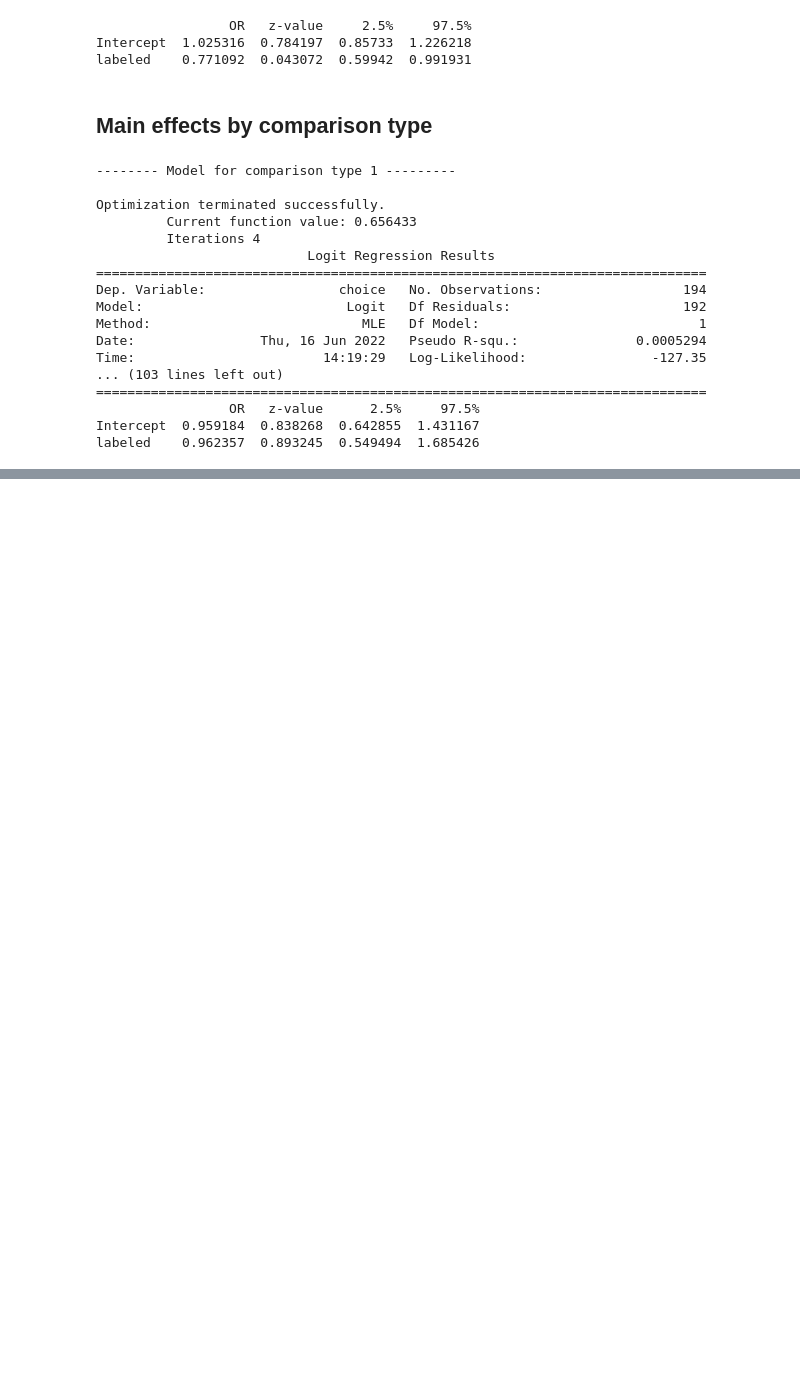
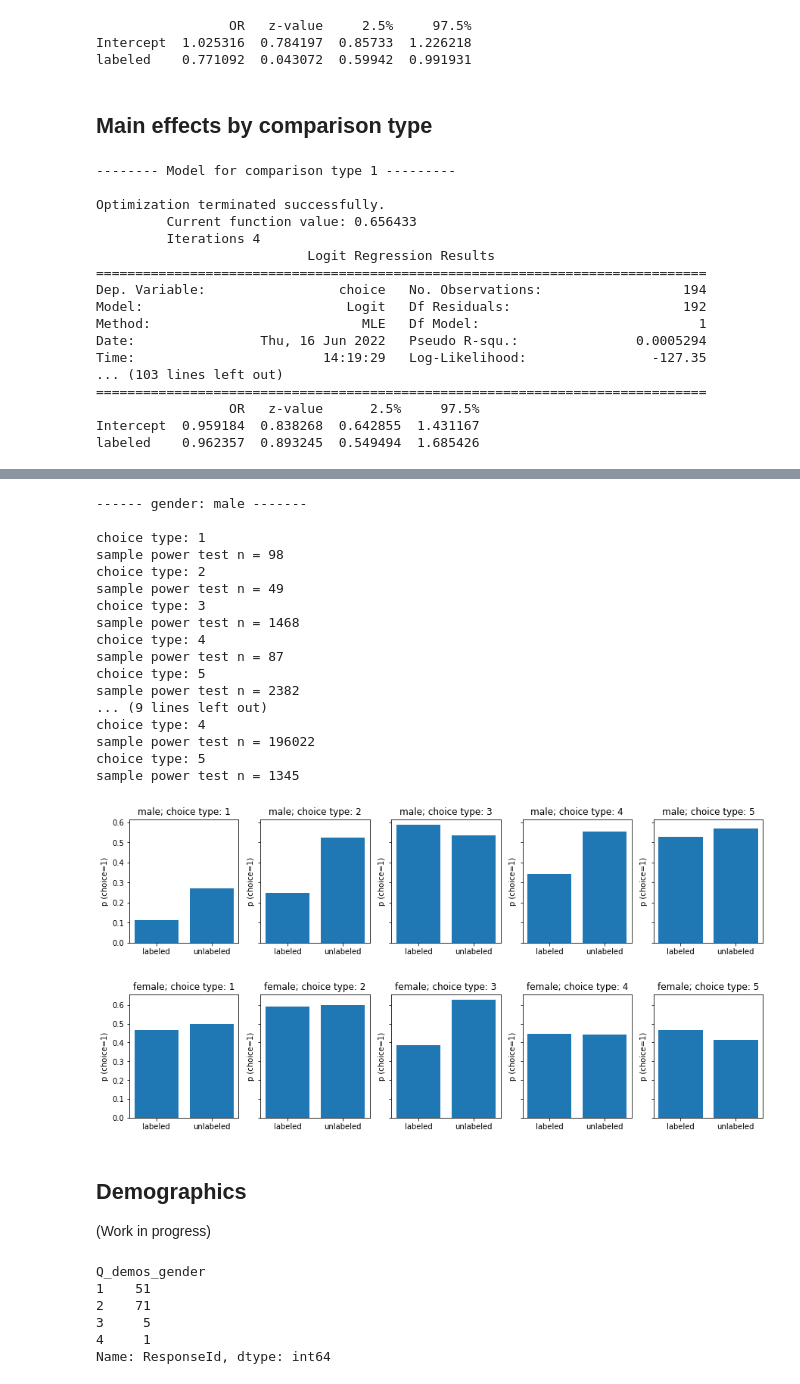
Before and after one commit to aberke/ff, a Jupyter notebook: data-analysis/online-survey-v0-probe.ipynb, the cells around one changed output, grey strips where cells are left out. Drawn from its saved outputs; the diff is of its cells as text; code cells hidden in the pictures; blank space fills up the shorter version.

```diff
--- a/data-analysis/online-survey-v0-probe.ipynb
+++ b/data-analysis/online-survey-v0-probe.ipynb
@@ -294,0 +457,50 @@ labeled    0.962357  0.893245  0.549494  1.685426
+# %%
+gender = {'1':'male','2':'female'}
+
+for gender_code, gender in gender.items():
+    print('\n------ gender: %s -------\n' % gender)
+    g_responseIds = respondent_df[respondent_df['Q_demos_gender']==gender_code].ResponseId
+    g_choices_df = choices_df[choices_df.ResponseId.isin(g_responseIds)]
+    choice_types = g_choices_df.choice_type.unique()
+    fig, ax = plt.subplots(1, len(choice_types), figsize=(3*len(choice_types),3), sharey=True)
+    for i, choice_type in enumerate(choice_types):
+        c_df = g_choices_df[(g_choices_df.choice_type == choice_type)]
+        print('choice type: %s' % (choice_type))
+        (n, p_labeled, p_unlabeled) = get_sample_n(c_df, choice_type)
+        print('sample power test n = %s' % n)
+        ax[i].set_ylabel('p (choice=1)')
+        ax[i].set_title('%s; choice type: %s' % (gender, choice_type))
+        ax[i].bar(['labeled','unlabeled'], [p_labeled, p_unlabeled])
+# %% [output]
+------ gender: male -------
+
+choice type: 1
+sample power test n = 98
+choice type: 2
+sample power test n = 49
+choice type: 3
+sample power test n = 1468
+choice type: 4
+sample power test n = 87
+choice type: 5
+sample power test n = 2382
+... (9 lines left out)
+choice type: 4
+sample power test n = 196022
+choice type: 5
+sample power test n = 1345
+[figure, added]
+[figure, added]
+# %% [markdown]
+## Demographics
+
+(Work in progress)
+# %%
+respondent_df.groupby('Q_demos_gender').count()['ResponseId']
+# %% [output]
+Q_demos_gender
+1    51
+2    71
+3     5
+4     1
+Name: ResponseId, dtype: int64
```
Also changed, not shown: parts of 13 cells of this notebook.
